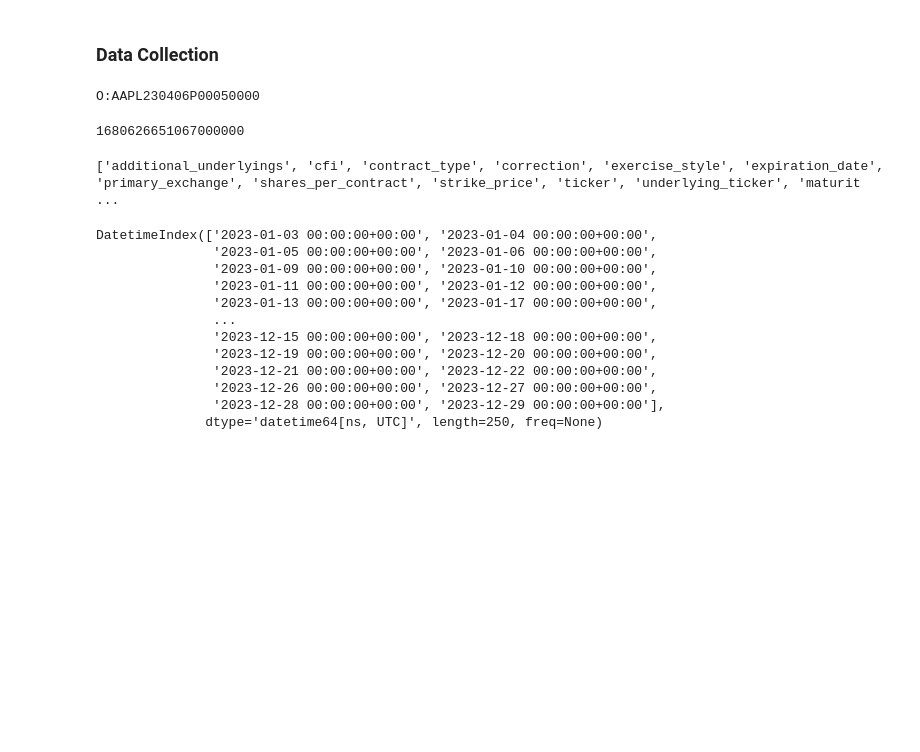
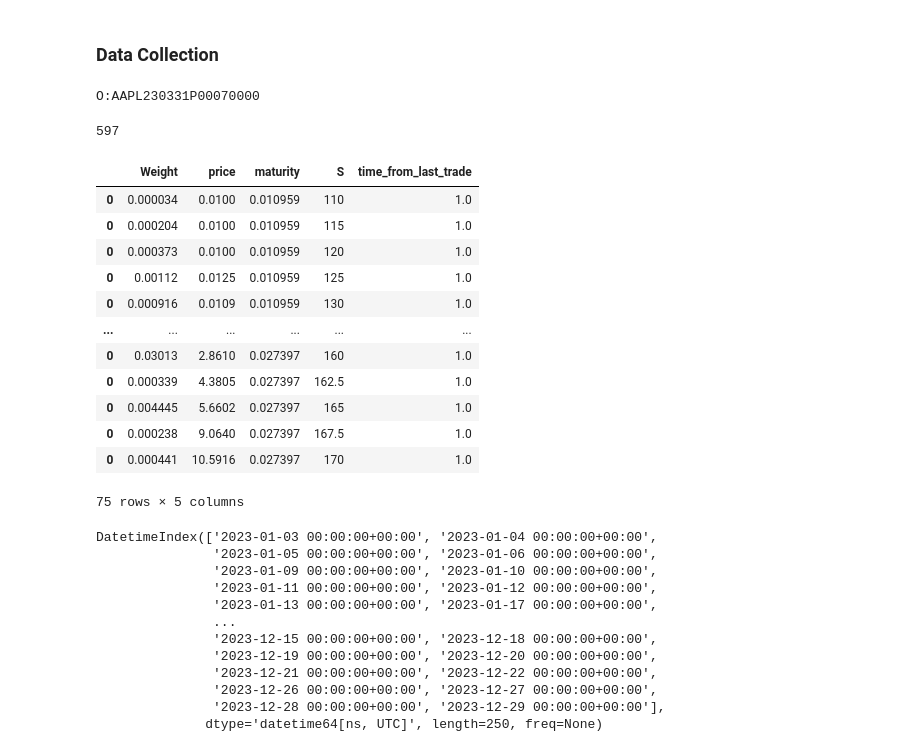
Before and after one commit to DS-Brownion/guidelight, a Jupyter notebook: inference/training.ipynb, the cells around one changed output. Cells and saved outputs as stored; diff of their text form; code cells hidden in the pictures; blank space fills up the shorter version.

Commit message:
finished data collection methods

```diff
--- a/inference/training.ipynb
+++ b/inference/training.ipynb
@@ -15,24 +15,30 @@ token = os.getenv("POLYGON_TOKEN")
 # %%
 client = RESTClient(api_key=token)
 # %%
-a = client.list_options_contracts(underlying_ticker="AAPL", expired=False, as_of="2023-04-04", contract_type="put")
+a = client.list_options_contracts(underlying_ticker="AAPL", expired=False, as_of="2023-03-27", contract_type="put")
 option_contracts =  list(a)
 # %%
-print(option_contracts[0].ticker)
+print(option_contracts[4].ticker)
 
-list(client.list_trades(option_contracts[0].ticker, timestamp="2023-04-04"))[0].participant_timestamp
+
+trades = list(client.list_trades('O:AAPL230406P00150000', timestamp="2023-03-27", sort="desc"))
 # %% [output]
-O:AAPL230406P00050000
+O:AAPL230331P00070000
-1680626651067000000
+# %%
+len(trades)
+# %% [output]
+597
 # %%
 colnames = list(option_contracts[0].__dict__.keys())
 cols = colnames.copy()
-colnames.extend(["maturity"])
-print(colnames)
+colnames.extend(["maturity", 'volume', 'price'])
 df = pd.DataFrame(columns=colnames)
+
 for contract in option_contracts:
-	trades = list(client.list_trades(contract.ticker, timestamp="2023-03-27"))
-	if len(trades) > 0:
+	agg = list(client.list_aggs(contract.ticker, multiplier=1, timespan='day', from_="2023-03-27", to="2023-03-27"))
+
+	if len(agg) > 0:
+		trades = list(client.list_trades(contract.ticker, timestamp="2023-03-27", sort="desc"))
 		last_trade_time = datetime.utcfromtimestamp(trades[0].participant_timestamp / 1000000000)
 		expiration_time = datetime.strptime(contract.expiration_date, "%Y-%m-%d")
 		if (last_trade_time - expiration_time).days > -14:
@@ -40,11 +46,35 @@ for contract in option_contracts:
 
 			a = pd.DataFrame([contract.__dict__.values()], columns=cols)
 			a['maturity'] = (expiration_time - today).days / 365
+			a['volume'] = len(trades)
+			a['price'] = agg[0].vwap
+			a['days since last trade'] = (today - last_trade_time).days
 			df = pd.concat([df, a])
 
 df.to_csv("option_2023-03-27.csv")
-# %% [output]
-['additional_underlyings', 'cfi', 'contract_type', 'correction', 'exercise_style', 'expiration_date', 'primary_exchange', 'shares_per_contract', 'strike_price', 'ticker', 'underlying_ticker', 'maturit ...
+# %%
+
+dataset = pd.DataFrame(columns=['Weight', 'price', 'maturity', 'S'])
+dataset['Weight'] = df['volume'] / df.volume.sum()
+dataset['price']  = df['price']
+dataset['maturity'] = df['maturity']
+dataset['S']        = df['strike_price']
+dataset['time_from_last_trade'] = -df['days since last trade']
+dataset
+# %% [output]
+|  | Weight | price | maturity | S | time_from_last_trade |
+| 0 | 0.000034 | 0.0100 | 0.010959 | 110 | 1.0 |
+| 0 | 0.000204 | 0.0100 | 0.010959 | 115 | 1.0 |
+| 0 | 0.000373 | 0.0100 | 0.010959 | 120 | 1.0 |
+| 0 | 0.00112 | 0.0125 | 0.010959 | 125 | 1.0 |
+| 0 | 0.000916 | 0.0109 | 0.010959 | 130 | 1.0 |
+| ... | ... | ... | ... | ... | ... |
+| 0 | 0.03013 | 2.8610 | 0.027397 | 160 | 1.0 |
+| 0 | 0.000339 | 4.3805 | 0.027397 | 162.5 | 1.0 |
+| 0 | 0.004445 | 5.6602 | 0.027397 | 165 | 1.0 |
+| 0 | 0.000238 | 9.0640 | 0.027397 | 167.5 | 1.0 |
+| 0 | 0.000441 | 10.5916 | 0.027397 | 170 | 1.0 |
+75 rows × 5 columns
 # %%
 mcal.get_calendar("NYSE").valid_days(start_date='2023-01-01', end_date='2023-12-31')
 # %% [output]
```
Also changed, not shown: parts of 12 cells of this notebook, 2 other files.
